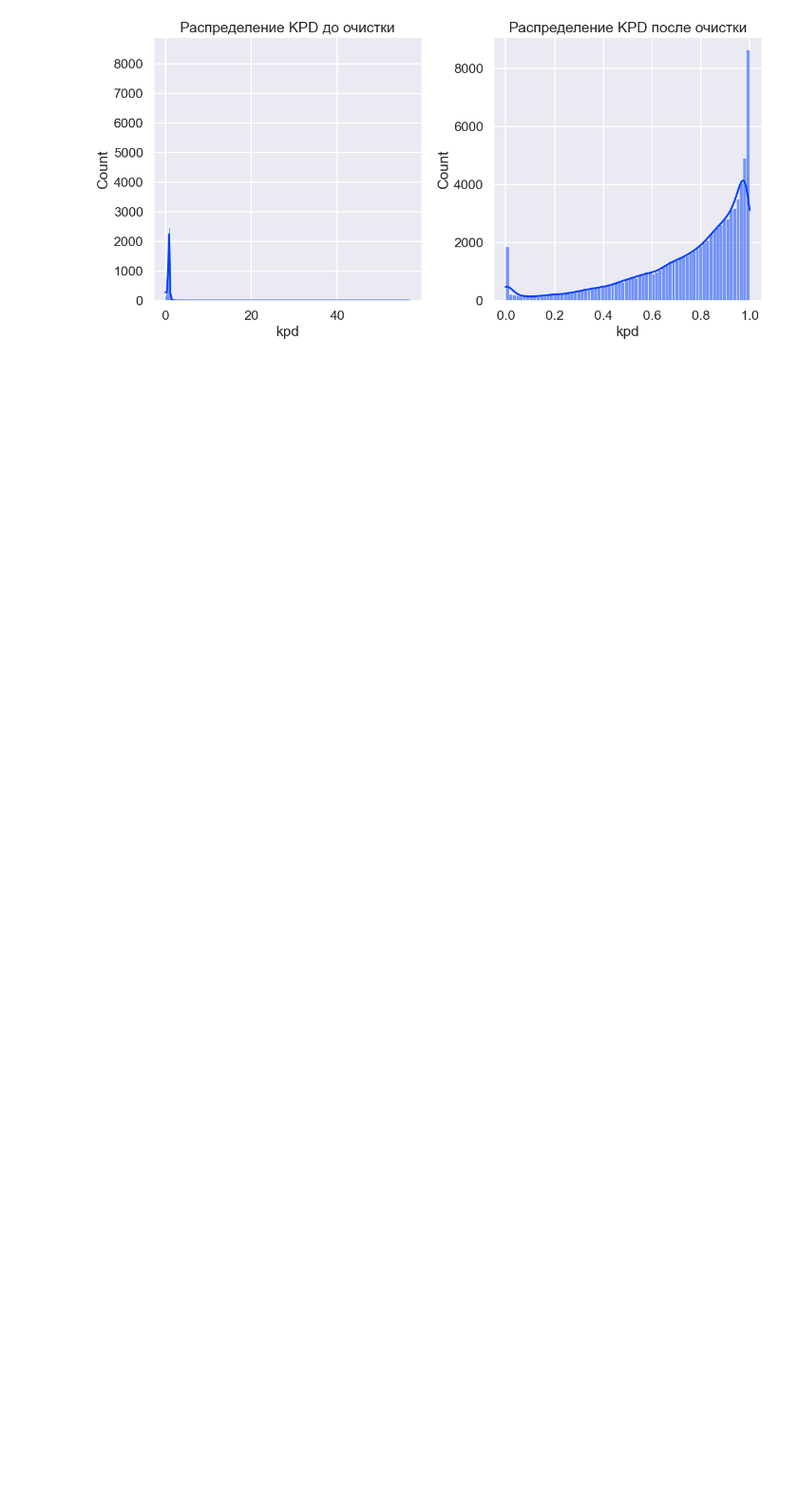
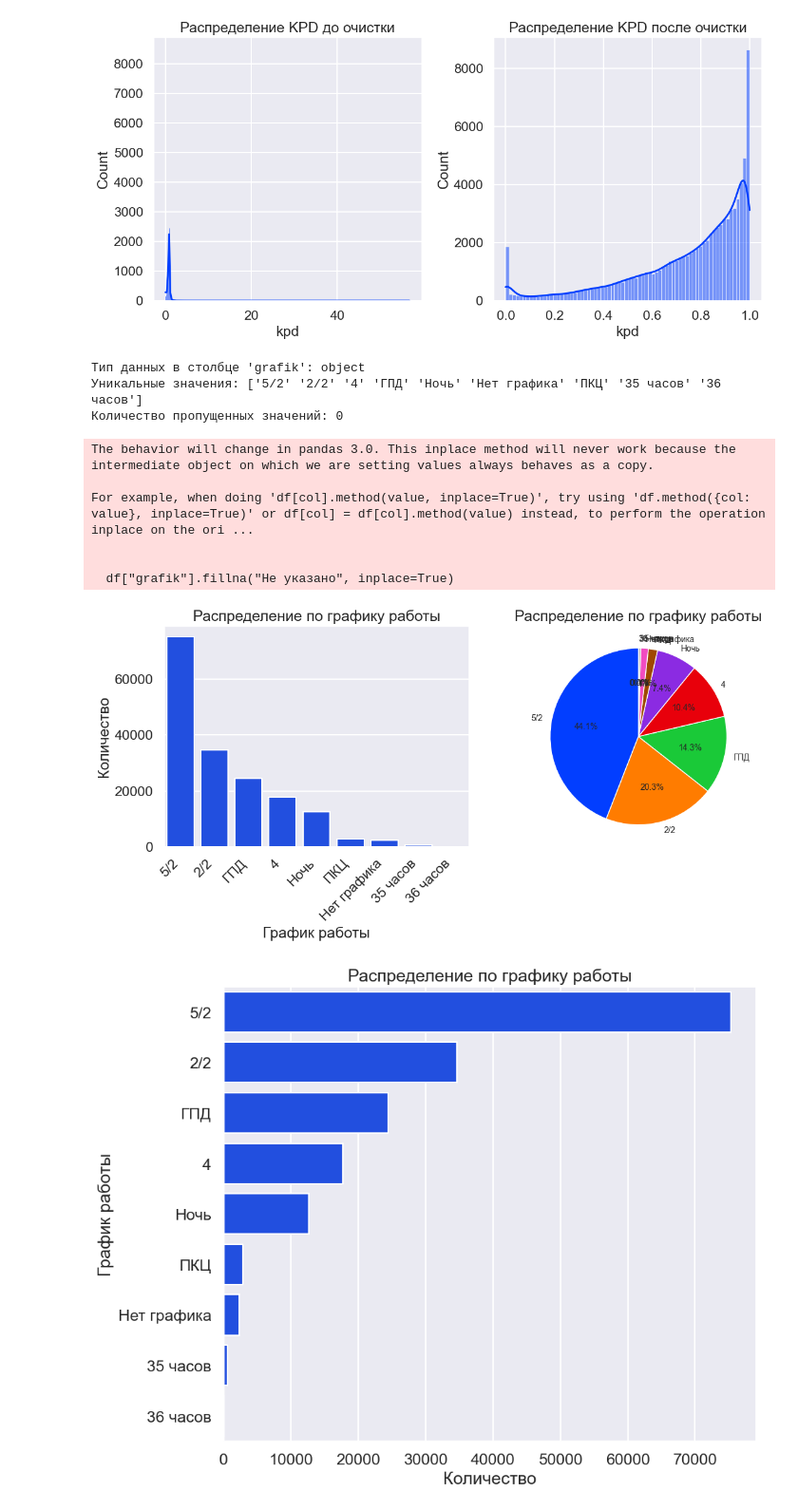
Before and after one commit to Worislooov/DANO_MSC_2025, a Jupyter notebook: Lev/graphycs.ipynb, the cells around one changed output. Shown at 95% size. Drawn from its saved outputs; the diff is of its cells as text; code cells hidden in the pictures; blank space fills up the shorter version.

Commit message:
еще графики

```diff
--- a/Lev/graphycs.ipynb
+++ b/Lev/graphycs.ipynb
@@ -188,3 +188,55 @@ plt.show()
 Удалено записей: 83357
 [figure]
 [figure]
+# %%
+# Проверяем тип данных и уникальные значения
+print(f"Тип данных в столбце 'grafik': {df['grafik'].dtype}")
+print(f"Уникальные значения: {df['grafik'].unique()}")
+print(f"Количество пропущенных значений: {df['grafik'].isna().sum()}")
+
+# Заполняем пропущенные значения, если они есть
+df["grafik"].fillna("Не указано", inplace=True)
+
+# Создаем столбчатую диаграмму
+plt.figure(figsize=(12, 6))
+
+# Вариант 1: Столбчатая диаграмма
+plt.subplot(1, 2, 1)
+counts = df["grafik"].value_counts().sort_values(ascending=False)
+sns.barplot(x=counts.index, y=counts.values)
+plt.title("Распределение по графику работы")
+plt.xlabel("График работы")
+plt.ylabel("Количество")
+plt.xticks(rotation=45, ha='right')
+
+# Вариант 2: Круговая диаграмма
+plt.subplot(1, 2, 2)
+df["grafik"].value_counts().plot.pie(autopct='%1.1f%%', startangle=90,
+                                     wedgeprops={'edgecolor': 'white', 'linewidth': 1},
+                                     textprops={'fontsize': 10})
+plt.title("Распределение по графику работы")
+plt.ylabel("")  # Убираем метку оси Y для круговой диаграммы
+
+plt.tight_layout()
+plt.show()
+
+# Дополнительно: Горизонтальная столбчатая диаграмма для лучшей читаемости длинных названий
+plt.figure(figsize=(10, 8))
+sns.countplot(y="grafik", data=df, order=df["grafik"].value_counts().index)
+plt.title("Распределение по графику работы")
+plt.xlabel("Количество")
+plt.ylabel("График работы")
+plt.tight_layout()
+plt.show()
+# %% [output]
+Тип данных в столбце 'grafik': object
+Уникальные значения: ['5/2' '2/2' '4' 'ГПД' 'Ночь' 'Нет графика' 'ПКЦ' '35 часов' '36 часов']
+Количество пропущенных значений: 0
+The behavior will change in pandas 3.0. This inplace method will never work because the intermediate object on which we are setting values always behaves as a copy.
+
+For example, when doing 'df[col].method(value, inplace=True)', try using 'df.method({col: value}, inplace=True)' or df[col] = df[col].method(value) instead, to perform the operation inplace on the ori ...
+
+
+  df["grafik"].fillna("Не указано", inplace=True)
+[figure, added]
+[figure, added]
```
